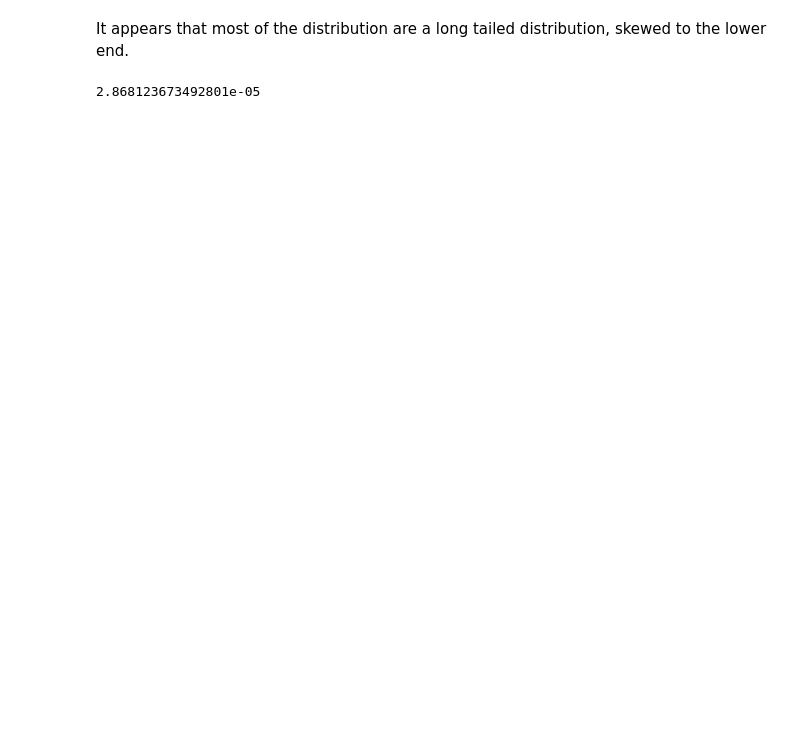
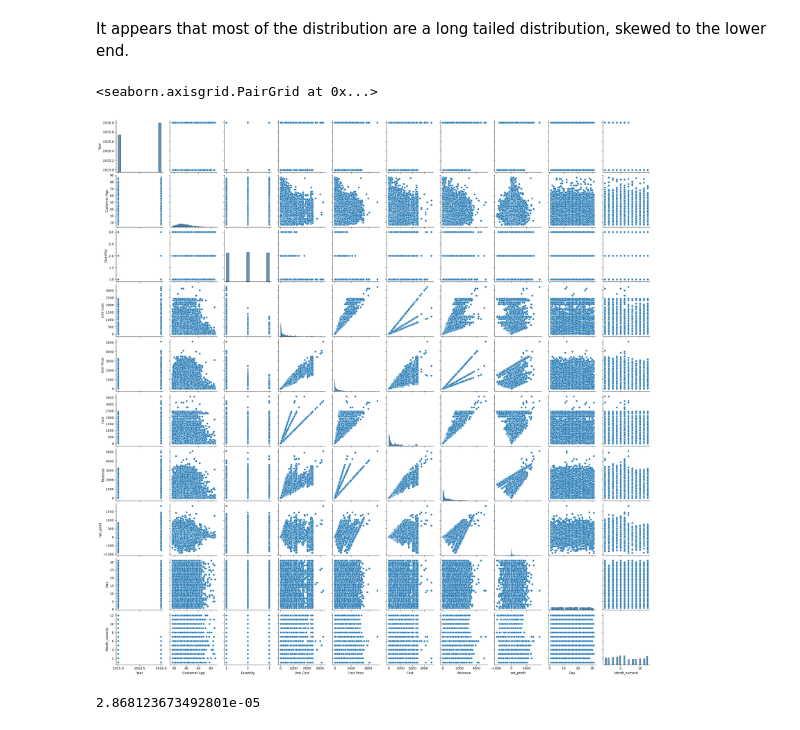
Before and after one commit to ShiYang1101/cycle_sales, a Jupyter notebook: cycle-sales-kaggle.ipynb, the cells around one changed output. Cells and saved outputs as stored; diff of their text form; code cells hidden in the pictures; blank space fills up the shorter version.

Commit message:
Updating clustering visuals

```diff
--- a/cycle-sales-kaggle.ipynb
+++ b/cycle-sales-kaggle.ipynb
@@ -85,6 +113,11 @@ sales_df.describe()
 | max | 2016.000000 | 87.000000 | 3.000000 | 3240.000000 | 5082.000000 | 3600.000000 | 5082.000000 | 1842.000000 | 31.000000 | ... |
 # %% [markdown]
 It appears that most of the distribution are a long tailed distribution, skewed to the lower end.
+# %%
+sns.pairplot(sales_df)
+# %% [output]
+<seaborn.axisgrid.PairGrid at 0x...>
+[figure, added]
 # %%
 sales_df.duplicated().mean()
 # %% [output]
```
Also changed, not shown: parts of 26 cells of this notebook, 2 other files.
